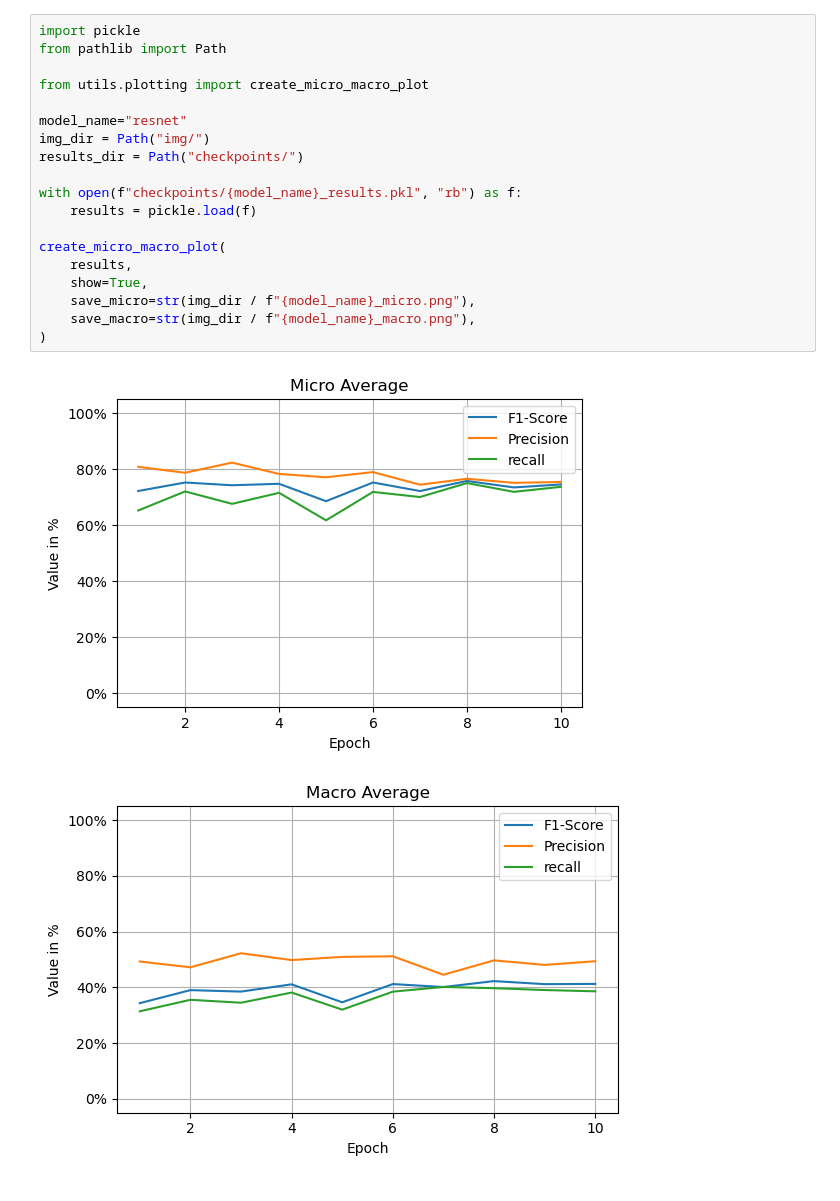
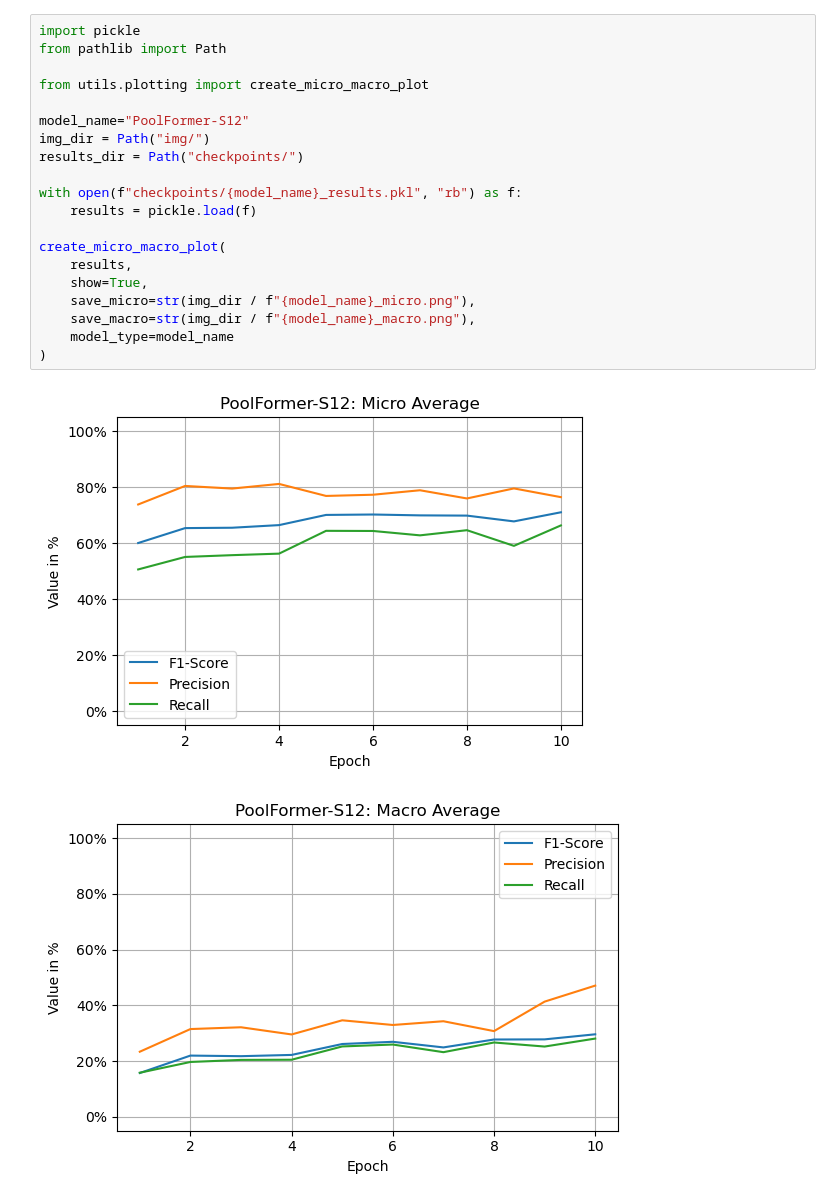
Before and after one commit to felix-zailskas/CV4RS, a Jupyter notebook: make_graphs.ipynb, the cells around one changed output. Cells and saved outputs as stored; diff of their text form.

```diff
--- a/make_graphs.ipynb
+++ b/make_graphs.ipynb
@@ -1,22 +1,23 @@
 # %%
 import pickle
 from pathlib import Path
 
 from utils.plotting import create_micro_macro_plot
 
-model_name="resnet"
+model_name="PoolFormer-S12"
 img_dir = Path("img/")
 results_dir = Path("checkpoints/")
 
 with open(f"checkpoints/{model_name}_results.pkl", "rb") as f:
     results = pickle.load(f)
 
 create_micro_macro_plot(
     results,
     show=True,
     save_micro=str(img_dir / f"{model_name}_micro.png"),
     save_macro=str(img_dir / f"{model_name}_macro.png"),
+    model_type=model_name
 )
 # %% [output]
-[figure, old version]
+[figure, new version]
-[figure, old version]
+[figure, new version]
```
Also changed, not shown: parts of 1 cell of this notebook, 4 other files.
